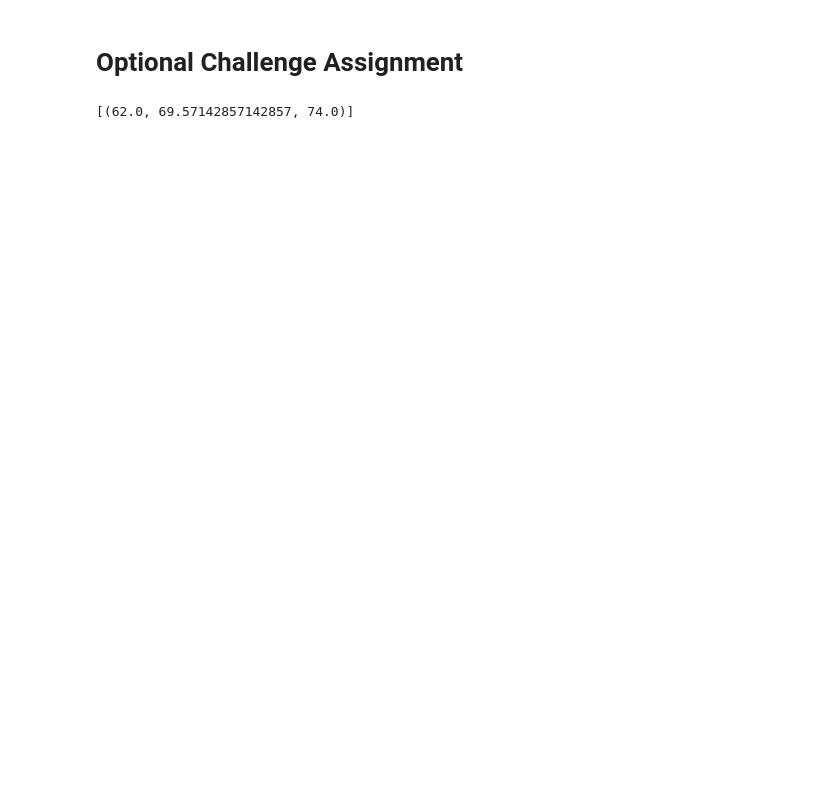
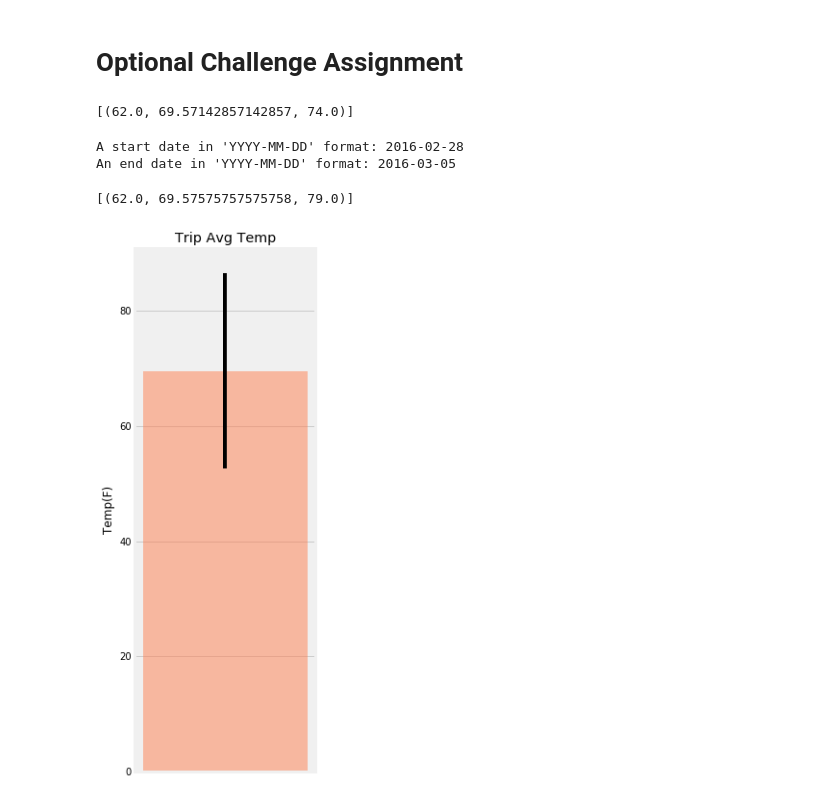
Before and after one commit to areeratk/Weather_Analytics, a Jupyter notebook: climate.ipynb, the cells around one changed output. Saved outputs shown, nothing was run; the diff lists cells and outputs as text; code cells hidden in the pictures; blank space fills up the shorter version.

```diff
--- a/climate.ipynb
+++ b/climate.ipynb
@@ -217,11 +195,41 @@ print(calc_temps('2012-02-28', '2012-03-05'))
 # %%
 # Use your previous function `calc_temps` to calculate the tmin, tavg, and tmax
 # for your trip using the previous year's data for those same dates.
+start_date = input("A start date in 'YYYY-MM-DD' format: ")
+end_date = input("An end date in 'YYYY-MM-DD' format: ")
+# %% [output]
+A start date in 'YYYY-MM-DD' format: 2016-02-28
+An end date in 'YYYY-MM-DD' format: 2016-03-05
+# %%
+# Select the values to query
+sel = [func.min(Measurement.tobs), func.avg(Measurement.tobs), func.max(Measurement.tobs)]
+# Query the data
+start_end_tobs = session.query(*sel).filter(Measurement.date > start_date, Measurement.date < end_date).all()
+
+start_end_tobs
+# %% [output]
+[(62.0, 69.57575757575758, 79.0)]
 # %%
 # Plot the results from your previous query as a bar chart.
 # Use "Trip Avg Temp" as your Title
 # Use the average temperature for the y value
 # Use the peak-to-peak (tmax-tmin) value as the y error bar (yerr)
+
+tmin = start_end_tobs[0][0]
+tavg = start_end_tobs[0][1]
+tmax = start_end_tobs[0][2]
+y_err = tmax-tmin
+
+plt.figure(figsize=(3,10))
+plt.bar(0, tavg, yerr=y_err, align="center", color="coral", alpha=0.5)
+plt.ylim=(0,120)
+plt.ylabel("Temp(F)")
+plt.title("Trip Avg Temp")
+plt.xticks([])
+plt.savefig('./Images/PTP.png')
+plt.show()
+# %% [output]
+[figure, added]
 # %%
 # Calculate the total amount of rainfall per weather station for your trip dates using the previous year's matching dates.
 # %%
```
Also changed, not shown: parts of 8 cells of this notebook, 2 other files.
